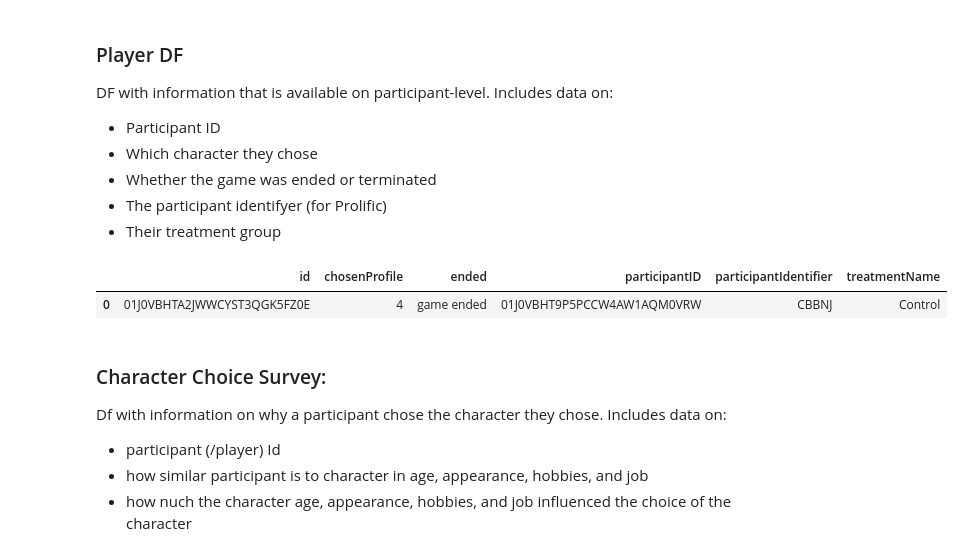
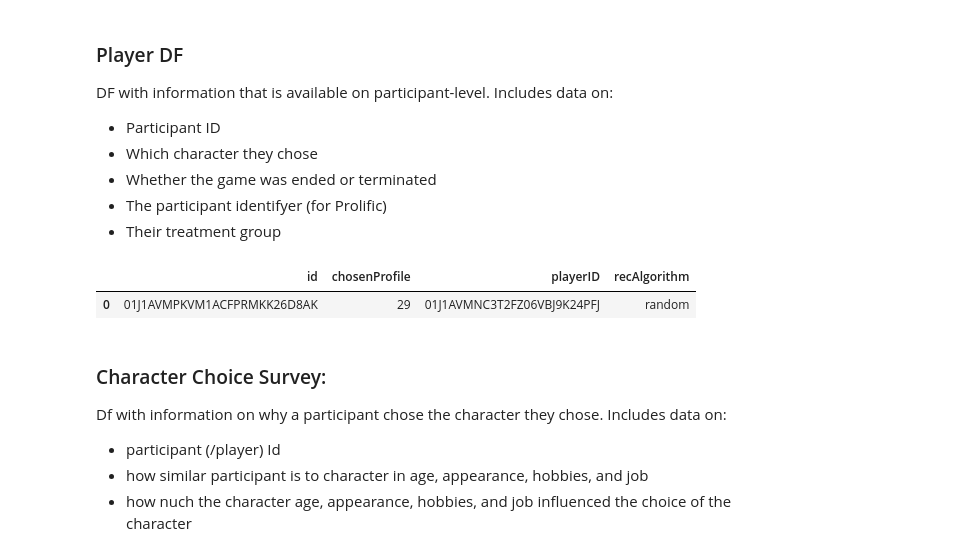
Before and after one commit to sofiahafner/dating-app-experiment-analysis, a Jupyter notebook: testing_data_structures.ipynb, the cells around one changed output. Cells and saved outputs as stored; diff of their text form; code cells hidden in the pictures.

```diff
--- a/testing_data_structures.ipynb
+++ b/testing_data_structures.ipynb
@@ -1,6 +1,6 @@
 # %%
 import pandas as pd
-path = "/Users/franziskahafner/Desktop/oii/trinity/thesis/experiment_data/dating-app-experiment-2024-06-20-18-40-20/"
+path = "/Users/franziskahafner/Desktop/oii/trinity/thesis/experiment_data/dating-app-experiment-2024-06-26-19-09-17/"
 # %%
 # path = "/Users/franziskahafner/Desktop/oii/trinity/thesis/experiment_data/dating-app-experiment-2024-06-19-10-43-43/"
 #
@@ -73,11 +73,11 @@ def str_to_list(list_str):
     except ValueError:
         return []
 
-player_df_org['likedProfiles'] = player_df_org['likedProfiles'].apply(str_to_list)
-player_df_org['dislikedProfiles'] = player_df_org['dislikedProfiles'].apply(str_to_list)
+playerGame_df['likedProfiles'] = playerGame_df['likedProfiles'].apply(str_to_list)
+playerGame_df['dislikedProfiles'] = playerGame_df['dislikedProfiles'].apply(str_to_list)
 
 records = []
-for index, row in player_df_org.iterrows():
+for index, row in playerGame_df.iterrows():
     for liked, disliked in zip(row['likedProfiles'], row['dislikedProfiles']):
         record = {
             "participantID": row['id'],
@@ -126,11 +126,11 @@ Includes data on:
 - The participant identifyer (for Prolific)
 - Their treatment group
 # %%
-player_df = player_df_org[['id', 'chosenProfile', 'ended', 'participantID', 'participantIdentifier', 'treatmentName']]
+player_df = playerGame_df[['id', 'chosenProfile', 'playerID', 'recAlgorithm']]
 player_df.head(3)
 # %% [output]
-|  | id | chosenProfile | ended | participantID | participantIdentifier | treatmentName |
-| 0 | 01J0VBHTA2JWWCYST3QGK5FZ0E | 4 | game ended | 01J0VBHT9P5PCCW4AW1AQM0VRW | CBBNJ | Control |
+|  | id | chosenProfile | playerID | recAlgorithm |
+| 0 | 01J1AVMPKVM1ACFPRMKK26D8AK | 29 | 01J1AVMNC3T2FZ06VBJ9K24PFJ | random |
 # %% [markdown]
 ### Character Choice Survey:
 
```
Also changed, not shown: parts of 14 cells of this notebook.
